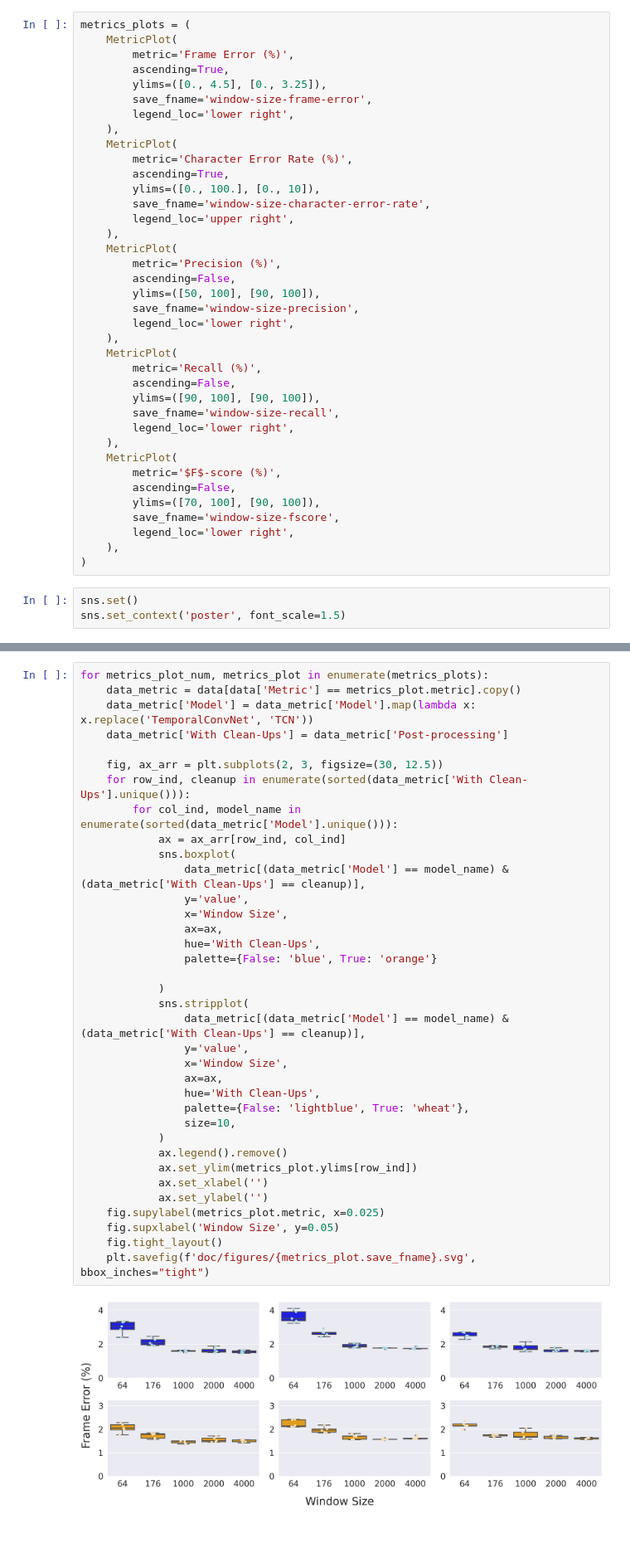
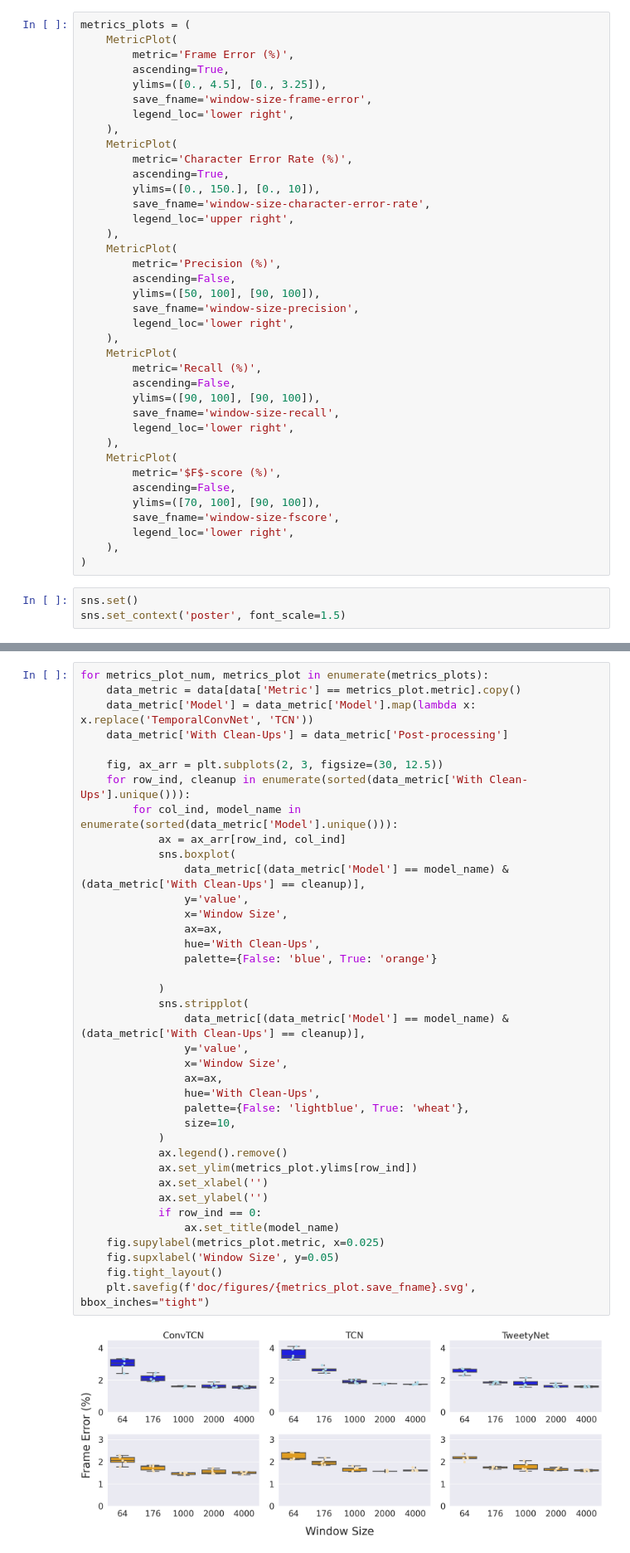
Before and after one commit to vocalpy/Nicholson-Cohen-SfN-2023-poster, a Jupyter notebook: src/scripts/analysis/window-size-figures-all-window-sizes.ipynb, the cells around one changed output, grey strips where cells are left out. Shown at 83% size. Drawn from its saved outputs; the diff is of its cells as text.

```diff
--- a/src/scripts/analysis/window-size-figures-all-window-sizes.ipynb
+++ b/src/scripts/analysis/window-size-figures-all-window-sizes.ipynb
@@ -35,7 +35,7 @@ metrics_plots = (
     MetricPlot(
         metric='Character Error Rate (%)',
         ascending=True,
-        ylims=([0., 100.], [0., 10]),
+        ylims=([0., 150.], [0., 10]),
         save_fname='window-size-character-error-rate',
         legend_loc='upper right',
     ),
@@ -82,31 +82,33 @@ for metrics_plot_num, metrics_plot in enumerate(metrics_plots):
     for row_ind, cleanup in enumerate(sorted(data_metric['With Clean-Ups'].unique())):
         for col_ind, model_name in enumerate(sorted(data_metric['Model'].unique())):
             ax = ax_arr[row_ind, col_ind]
             sns.boxplot(
                 data_metric[(data_metric['Model'] == model_name) & (data_metric['With Clean-Ups'] == cleanup)],
                 y='value',
                 x='Window Size',
                 ax=ax,
                 hue='With Clean-Ups',
                 palette={False: 'blue', True: 'orange'}
 
             )
             sns.stripplot(
                 data_metric[(data_metric['Model'] == model_name) & (data_metric['With Clean-Ups'] == cleanup)],
                 y='value',
                 x='Window Size',
                 ax=ax,
                 hue='With Clean-Ups',
                 palette={False: 'lightblue', True: 'wheat'},
                 size=10,
             )
             ax.legend().remove()
             ax.set_ylim(metrics_plot.ylims[row_ind])
             ax.set_xlabel('')
             ax.set_ylabel('')
+            if row_ind == 0:
+                ax.set_title(model_name)
     fig.supylabel(metrics_plot.metric, x=0.025)
     fig.supxlabel('Window Size', y=0.05)
     fig.tight_layout()
     plt.savefig(f'doc/figures/{metrics_plot.save_fname}.svg', bbox_inches="tight")
 # %% [output]
-[figure, old version]
+[figure, new version]
```
Also changed, not shown: parts of 1 cell of this notebook.
